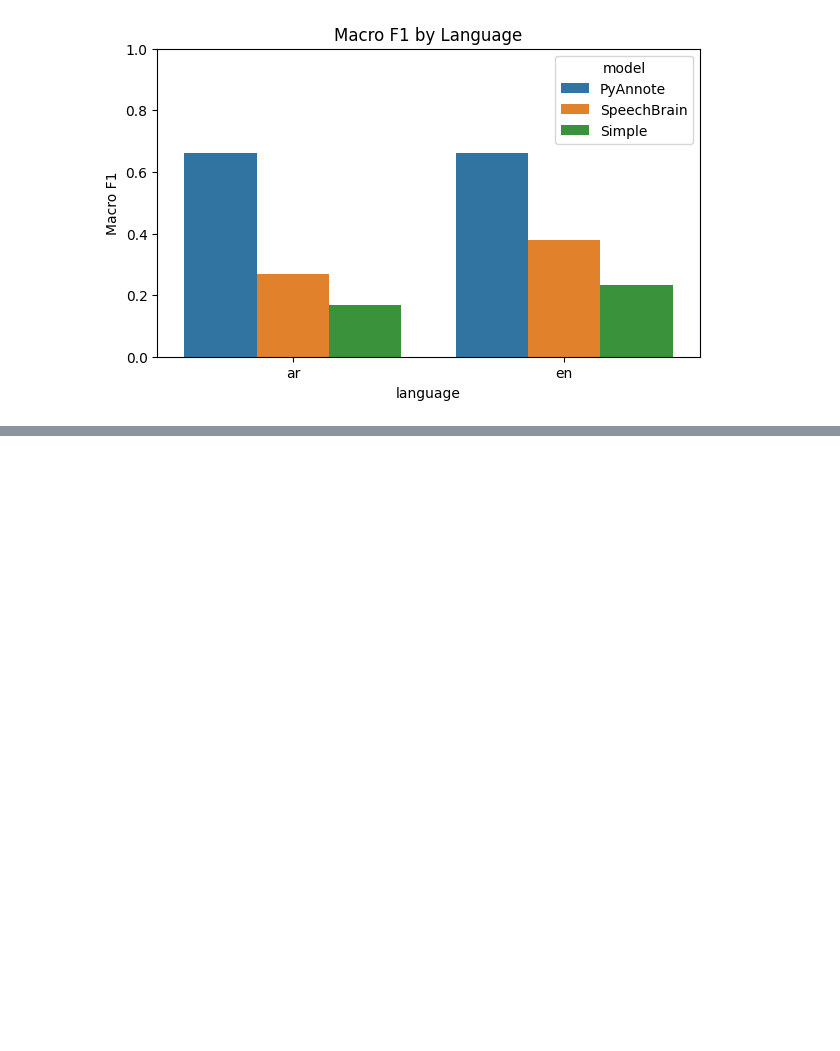
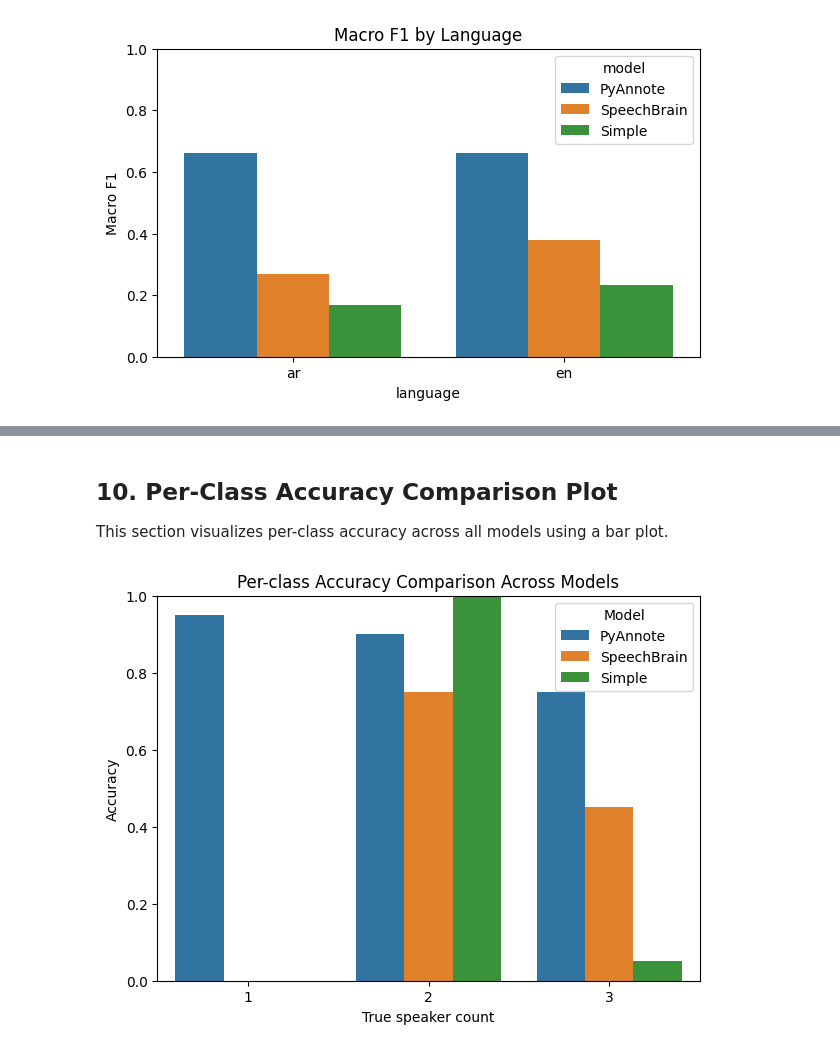
Before and after one commit to SaudNJMH/Audio-AI, a Jupyter notebook: notebooks/04_benchmark.ipynb, the cells around one changed output, grey strips where cells are left out. Drawn from its saved outputs; the diff is of its cells as text; code cells hidden in the pictures; blank space fills up the shorter version.

```diff
--- a/notebooks/04_benchmark.ipynb
+++ b/notebooks/04_benchmark.ipynb
@@ -127,0 +348,41 @@ plt.ylim(0,1); plt.ylabel("Macro F1"); plt.title("Macro F1 by Language"); plt.sh
+# %% [markdown]
+## 10. Per-Class Accuracy Comparison Plot
+This section visualizes per-class accuracy across all models using a bar plot.
+# %%
+import pandas as pd
+import matplotlib.pyplot as plt
+import seaborn as sns
+from pathlib import Path
+
+# reload all predictions
+ROOT = Path.cwd().parents[0] if Path.cwd().name == "notebooks" else Path.cwd()
+R = ROOT / "results"
+files = {
+    "PyAnnote": R / "pyannote_predictions.csv",
+    "SpeechBrain": R / "speechbrain_predictions.csv",
+    "Simple": R / "simple_predictions.csv",
+}
+
+rows = []
+for name, p in files.items():
+    dfp = pd.read_csv(p).assign(model=name)
+    dfp["true"] = dfp["true_speakers"].astype(int)
+    dfp["pred"] = dfp["pred_speakers"].fillna(-1).astype(int)
+    for cls in [1,2,3]:
+        sub = dfp[dfp["true"] == cls]
+        acc = (sub["true"] == sub["pred"]).mean() if len(sub) else float("nan")
+        rows.append({"model": name, "true_class": cls, "accuracy": acc, "n": len(sub)})
+
+class_comp = pd.DataFrame(rows)
+
+# plot
+plt.figure(figsize=(7,5))
+sns.barplot(data=class_comp, x="true_class", y="accuracy", hue="model")
+plt.ylim(0,1)
+plt.ylabel("Accuracy")
+plt.xlabel("True speaker count")
+plt.title("Per-class Accuracy Comparison Across Models")
+plt.legend(title="Model")
+plt.show()
+# %% [output]
+[figure, added]
```
Also changed, not shown: parts of 10 cells of this notebook.
